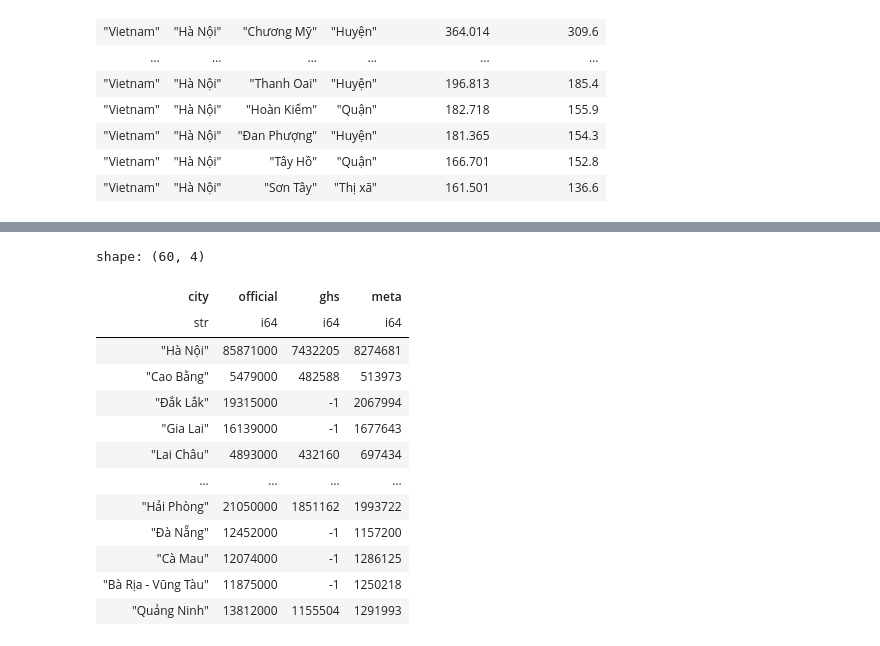
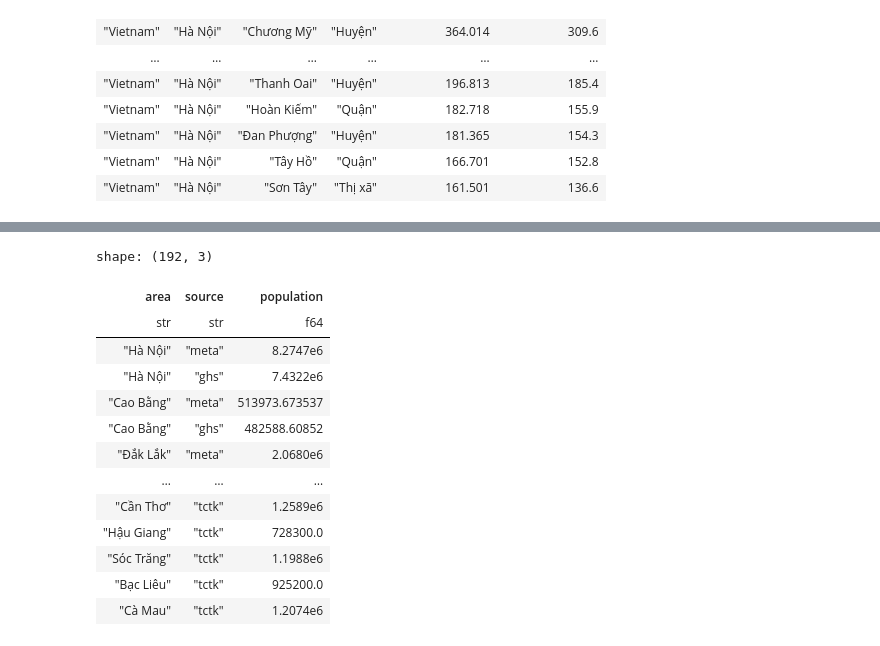
Before and after one commit to Lucifer-02/map-analyzer, a Jupyter notebook: eda.ipynb, the cells around one changed output, grey strips where cells are left out. Cells and saved outputs as stored; diff of their text form; code cells hidden in the pictures.

```diff
--- a/eda.ipynb
+++ b/eda.ipynb
@@ -136,22 +134,22 @@ m
 # %% [output]
 [interactive output not drawn]
 # %%
-df = pl.read_csv("./pop_sum.csv")
+df = pl.read_csv("./pop.csv")
 df
 # %% [output]
-shape: (60, 4)
+shape: (192, 3)
-| city | official | ghs | meta |
-| str | i64 | i64 | i64 |
-| "Hà Nội" | 85871000 | 7432205 | 8274681 |
-| "Cao Bằng" | 5479000 | 482588 | 513973 |
-| "Đắk Lắk" | 19315000 | -1 | 2067994 |
-| "Gia Lai" | 16139000 | -1 | 1677643 |
-| "Lai Châu" | 4893000 | 432160 | 697434 |
-| … | … | … | … |
-| "Hải Phòng" | 21050000 | 1851162 | 1993722 |
-| "Đà Nẵng" | 12452000 | -1 | 1157200 |
-| "Cà Mau" | 12074000 | -1 | 1286125 |
-| "Bà Rịa - Vũng Tàu" | 11875000 | -1 | 1250218 |
-| "Quảng Ninh" | 13812000 | 1155504 | 1291993 |
+| area | source | population |
+| str | str | f64 |
+| "Hà Nội" | "meta" | 8.2747e6 |
+| "Hà Nội" | "ghs" | 7.4322e6 |
+| "Cao Bằng" | "meta" | 513973.673537 |
+| "Cao Bằng" | "ghs" | 482588.60852 |
+| "Đắk Lắk" | "meta" | 2.0680e6 |
+| … | … | … |
+| "Cần Thơ" | "tctk" | 1.2589e6 |
+| "Hậu Giang" | "tctk" | 728300.0 |
+| "Sóc Trăng" | "tctk" | 1.1988e6 |
+| "Bạc Liêu" | "tctk" | 925200.0 |
+| "Cà Mau" | "tctk" | 1.2074e6 |
 # %%
 # Create the visualization
```
Also changed, not shown: parts of 6 cells of this notebook, 7 other files.
